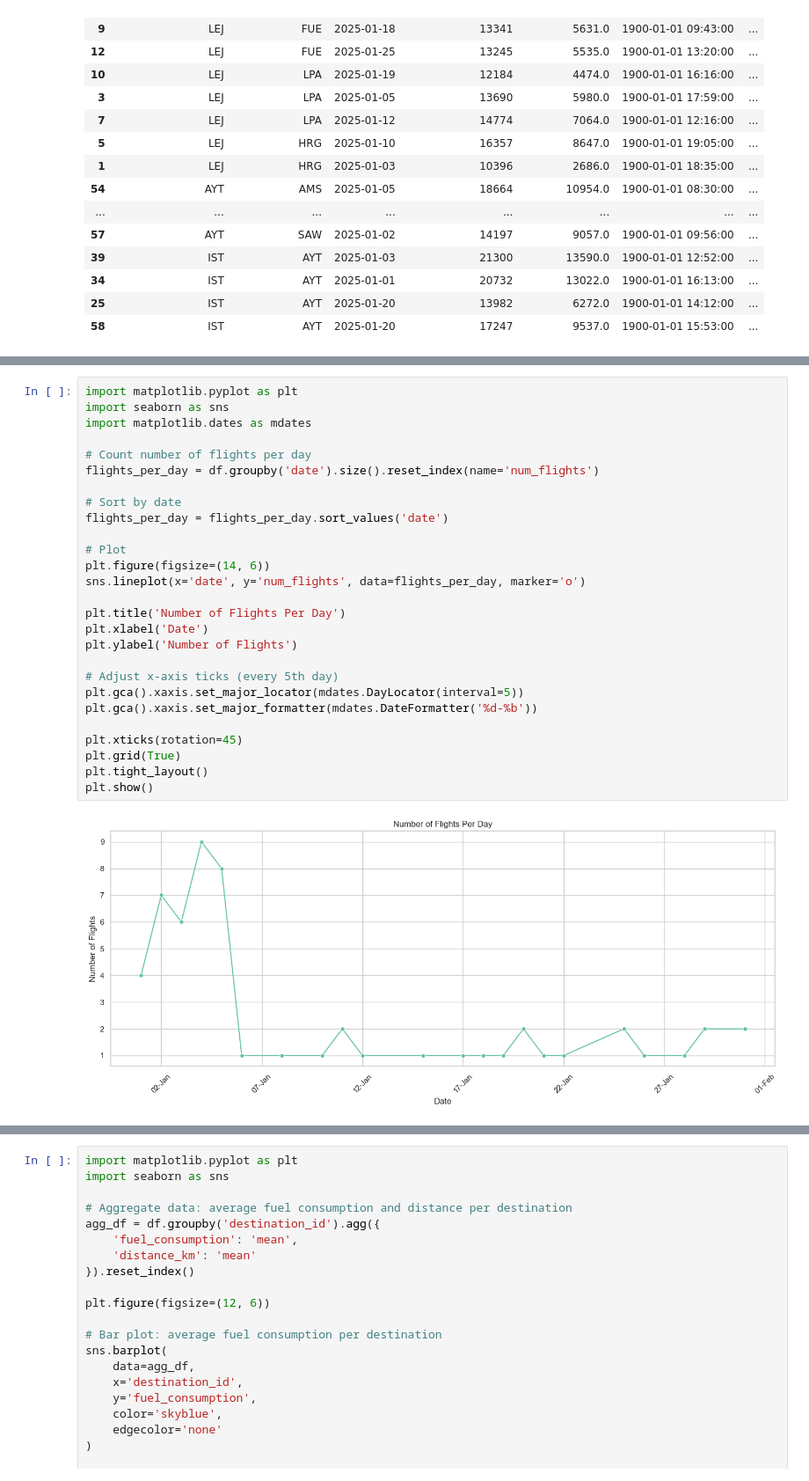
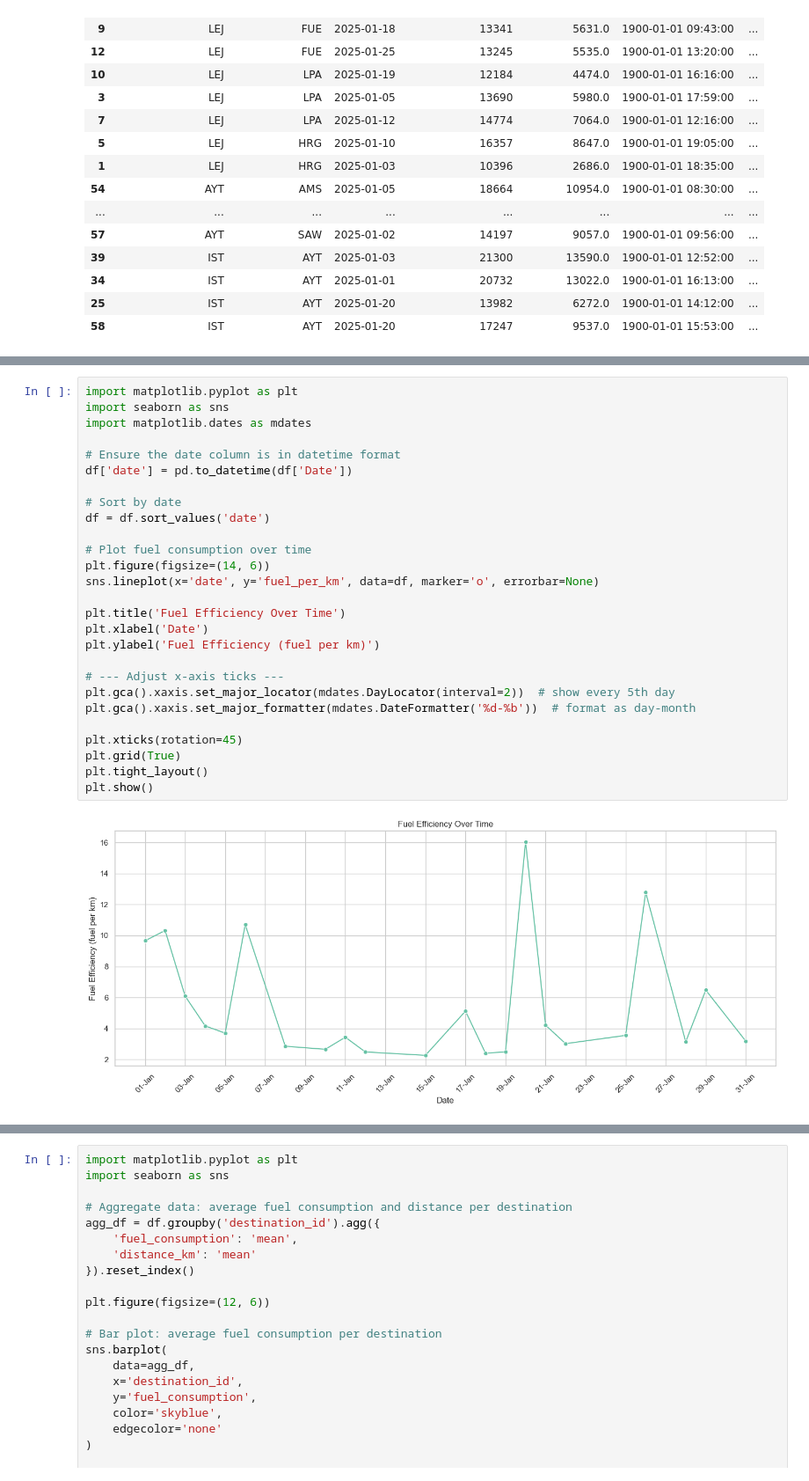
Before and after one commit to cagriertem/flight-fuel-consumption-regression-analysis, a Jupyter notebook: flight fuel consumption regression analysis.ipynb, the cells around one changed output, grey strips where cells are left out. Shown at 88% size. Saved outputs shown, nothing was run; the diff lists cells and outputs as text.

```diff
--- a/flight fuel consumption regression analysis.ipynb
+++ b/flight fuel consumption regression analysis.ipynb
@@ -582,29 +569,29 @@ plt.show()
-# %%
-import matplotlib.pyplot as plt
-import seaborn as sns
-import matplotlib.dates as mdates
-
-# Count number of flights per day
-flights_per_day = df.groupby('date').size().reset_index(name='num_flights')
-
-# Sort by date
-flights_per_day = flights_per_day.sort_values('date')
-
-# Plot
-plt.figure(figsize=(14, 6))
-sns.lineplot(x='date', y='num_flights', data=flights_per_day, marker='o')
-
-plt.title('Number of Flights Per Day')
-plt.xlabel('Date')
-plt.ylabel('Number of Flights')
-
-# Adjust x-axis ticks (every 5th day)
-plt.gca().xaxis.set_major_locator(mdates.DayLocator(interval=5))
-plt.gca().xaxis.set_major_formatter(mdates.DateFormatter('%d-%b'))
-
-plt.xticks(rotation=45)
-plt.grid(True)
-plt.tight_layout()
-plt.show()
-# %% [output]
-[figure, removed]
+# %%
+import matplotlib.pyplot as plt
+import seaborn as sns
+import matplotlib.dates as mdates
+
+# Ensure the date column is in datetime format
+df['date'] = pd.to_datetime(df['Date'])
+
+# Sort by date
+df = df.sort_values('date')
+
+# Plot fuel consumption over time
+plt.figure(figsize=(14, 6))
+sns.lineplot(x='date', y='fuel_per_km', data=df, marker='o', errorbar=None)
+
+plt.title('Fuel Efficiency Over Time')
+plt.xlabel('Date')
+plt.ylabel('Fuel Efficiency (fuel per km)')
+
+# --- Adjust x-axis ticks ---
+plt.gca().xaxis.set_major_locator(mdates.DayLocator(interval=2))  # show every 5th day
+plt.gca().xaxis.set_major_formatter(mdates.DateFormatter('%d-%b'))  # format as day-month
+
+plt.xticks(rotation=45)
+plt.grid(True)
+plt.tight_layout()
+plt.show()
+# %% [output]
+[figure, added]
```
Also changed, not shown: parts of 27 cells of this notebook.
